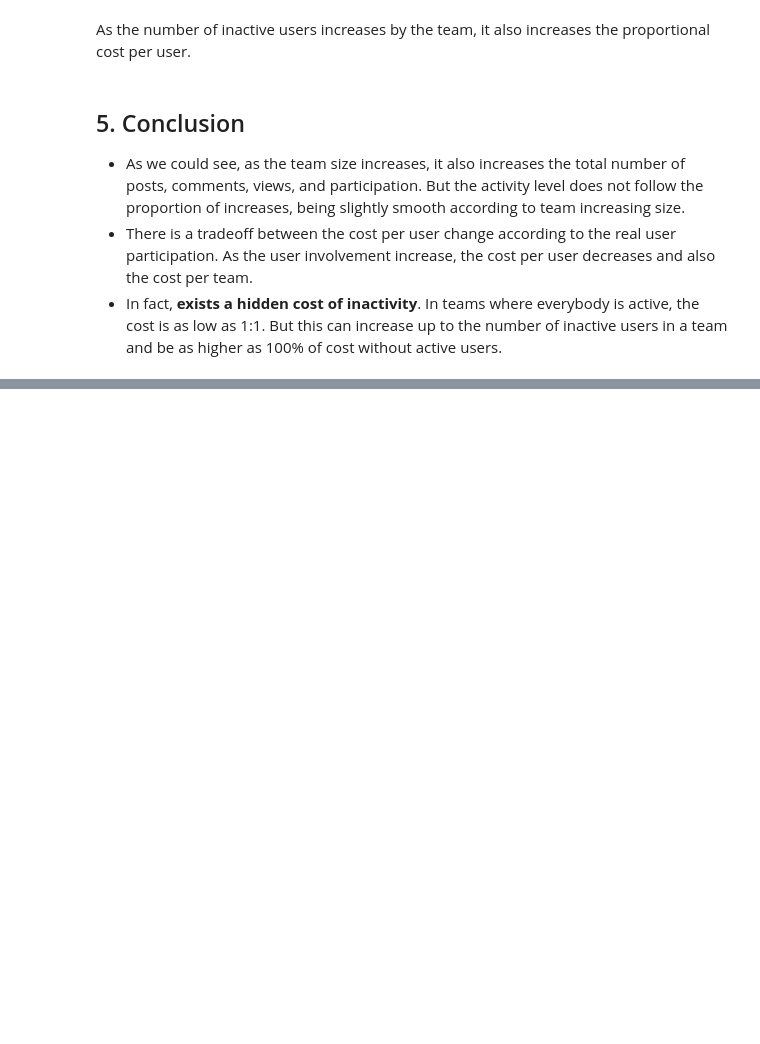
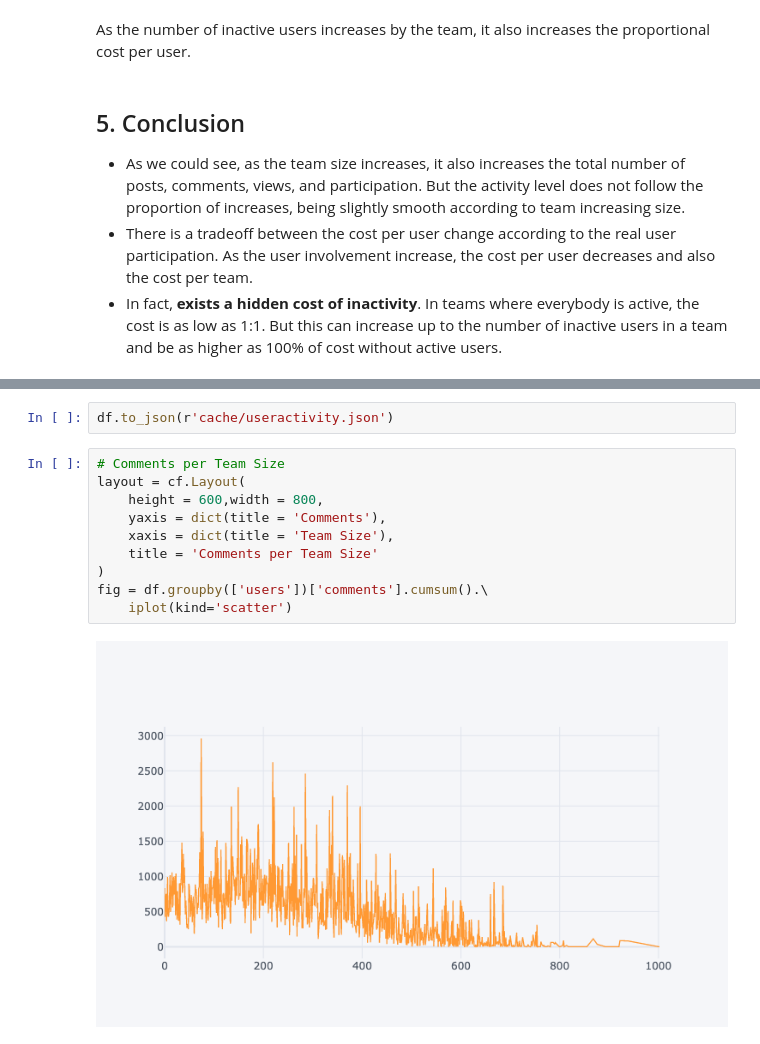
Before and after one commit to reisdebora/user-activity, a Jupyter notebook: notebook.ipynb, the cells around one changed output, grey strips where cells are left out. Cells and saved outputs as stored; diff of their text form; blank space fills up the shorter version.

```diff
--- a/notebook.ipynb
+++ b/notebook.ipynb
@@ -303,0 +323,14 @@ As the number of inactive users increases by the team, it also increases the pro
+# %%
+df.to_json(r'cache/useractivity.json')
+# %%
+# Comments per Team Size
+layout = cf.Layout(
+    height = 600,width = 800,
+    yaxis = dict(title = 'Comments'),
+    xaxis = dict(title = 'Team Size'),
+    title = 'Comments per Team Size'
+)
+fig = df.groupby(['users'])['comments'].cumsum().\
+    iplot(kind='scatter')
+# %% [output]
+[figure, added]
```
Also changed, not shown: parts of 17 cells of this notebook, 2 other files.
